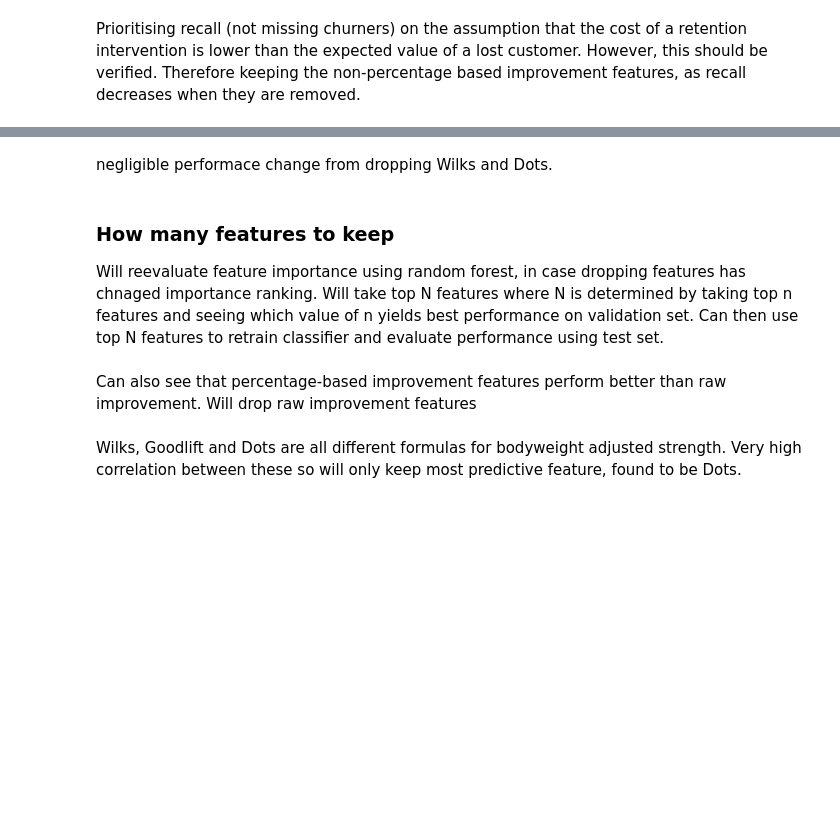
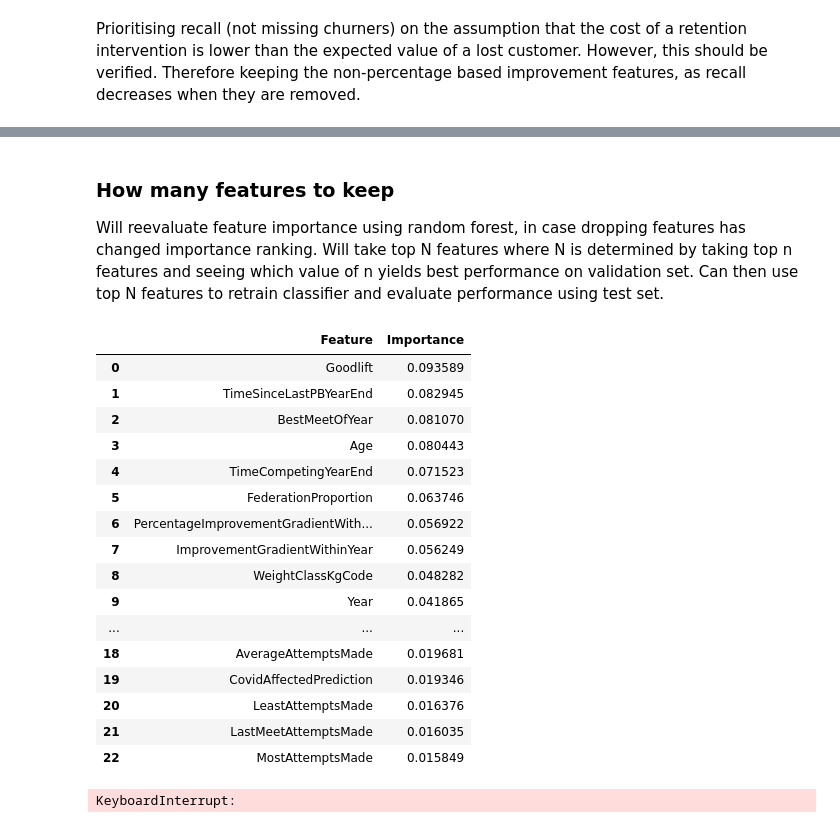
Before and after one commit to bnparris/powerlifting_analysis, a Jupyter notebook: notebooks/feature_selection.ipynb, the cells around one changed output, grey strips where cells are left out. Drawn from its saved outputs; the diff is of its cells as text; code cells hidden in the pictures; blank space fills up the shorter version.

Commit message:
ablation

```diff
--- a/notebooks/feature_selection.ipynb
+++ b/notebooks/feature_selection.ipynb
@@ -20,6 +20,7 @@ panel_data = pd.read_csv(panel_data_path)
 panel_data['CovidAffectedPrediction'] = (
     panel_data['Year'].isin([2019, 2020, 2021])
 ).astype(int)
+panel_data = panel_data.drop(columns = ['Wilks', 'Dots'])
 # %% [markdown]
 ### Train/validate/test split
 Train/validate/test split must be time-aware. Entries in the train set should predate entries in the validation set which should predate entries in the test set. The dataframe year_counts is used to decide which years should be used for the train/validation/test sets.
@@ -186,12 +198,0 @@ Wilks, Dots and Goodlift were all >0.99 correlated, so only Goodlift was retaine
-# %%
-train_gl_X = train_imp_X.drop(columns = ['Dots', 'Wilks'])
-
-validate_gl_X = validate_imp_X.drop(columns = ['Dots', 'Wilks'])
-
-clf_gl = HistGradientBoostingClassifier(
-    learning_rate=0.05,
-    max_iter=200,
-    max_depth=6,
-    random_state=42
-)
-clf_gl.fit(train_gl_X, train_y)
@@ -202,22 +199,35 @@ print(gl_metrics)
-# %% [markdown]
-negligible performace change from dropping Wilks and Dots.
 # %% [markdown]
 ### How many features to keep
-Will reevaluate feature importance using random forest, in case dropping features has chnaged importance ranking.
+Will reevaluate feature importance using random forest, in case dropping features has changed importance ranking.
 Will take top N features where N is determined by taking top n features and seeing which value of n yields best performance on validation set. Can then use top N features to retrain classifier and evaluate performance using test set.
+# %%
+clf_ablation = RandomForestClassifier(random_state=42)
+clf_ablation.fit(train_rf_X, train_y)
+importances_ablation = clf_ablation.feature_importances_
 # %%
-clf_ablation = RandomForestClassifier(random_state=42)
-clf_ablation.fit(train_gl_X, train_y)
-importances_ablation = clf_ablation.feature_importances_
 ablation_df = pd.DataFrame({
-    'Feature': train_gl_X.columns,
+    'Feature': train_rf_X.columns,
     'Importance': importances_ablation
 }).sort_values('Importance', ascending=False, ignore_index =True)
 ablation_df
 
 # reduced_feats = feature_importance_df.loc[feature_importance_df['Importance']>0.01]
 # reduced_feats = reduced_feats.drop(labels = [2,4], axis = 0).reset_index(drop = True)
+# %% [output]
+|  | Feature | Importance |
+| 0 | Goodlift | 0.093589 |
+| 1 | TimeSinceLastPBYearEnd | 0.082945 |
+| 2 | BestMeetOfYear | 0.081070 |
+| 3 | Age | 0.080443 |
+| 4 | TimeCompetingYearEnd | 0.071523 |
+| 5 | FederationProportion | 0.063746 |
+| 6 | PercentageImprovementGradientWith... | 0.056922 |
+| 7 | ImprovementGradientWithinYear | 0.056249 |
+| 8 | WeightClassKgCode | 0.048282 |
+| 9 | Year | 0.041865 |
+| ... | ... | ... |
+| 18 | AverageAttemptsMade | 0.019681 |
+| 19 | CovidAffectedPrediction | 0.019346 |
+| 20 | LeastAttemptsMade | 0.016376 |
+| 21 | LastMeetAttemptsMade | 0.016035 |
+| 22 | MostAttemptsMade | 0.015849 |
-# %% [markdown]
-Can also see that percentage-based improvement features perform better than raw improvement. Will drop raw improvement features
-# %% [markdown]
-Wilks, Goodlift and Dots are all different formulas for bodyweight adjusted strength. Very high correlation between these so will only keep most predictive feature, found to be Dots.
@@ -228,30 +236,26 @@ Wilks, Goodlift and Dots are all different formulas for bodyweight adjusted stre
 # %%
 results = []
 
-for i in range(len(feature_importance_df)):
-    features = feature_importance_df.loc[:i, 'Feature'].to_list()
-    columns = features + ['CompetesNextYear']
+for i in tqdm(range(len(ablation_df))):
+    features = ablation_df.loc[:i, 'Feature'].to_list()
 
-    train_n = train[columns]
-    train_n_X = train_n.drop(columns = 'CompetesNextYear')
-    train_n_y = train_n['CompetesNextYear']
-
-    validate_n = validate[columns]
-    validate_n_X = validate_n.drop(columns = 'CompetesNextYear')
-    validate_n_y = validate_n['CompetesNextYear']
+    train_n_X = train_rf_X[features]
+    validate_n_X = validate_rf_X[features]
 
     clf_n = RandomForestClassifier(random_state=42)
-    clf_n.fit(train_n_X, train_n_y)
+    clf_n.fit(train_n_X, train_y)
 
     preds_n = clf_n.predict(validate_n_X)
-    acc_n = accuracy_score(validate_n_y, preds_n)
-    f1_n = f1_score(validate_n_y, preds_n)
-    precision_n = precision_score(validate_n_y, preds_n)
-    recall_n = recall_score(validate_n_y, preds_n)
+    acc_n = accuracy_score(validate_y, preds_n)
+    f1_n = f1_score(validate_y, preds_n)
+    precision_n = precision_score(validate_y, preds_n)
+    recall_n = recall_score(validate_y, preds_n)
 
     results.append({'n_features': len(features), 'features': features,
-                    'accuracy': acc_n,'f1': f1_n, 'precision_n': precision_n, 'recall_n':recall_n})
+                    'accuracy': acc_n,'f1': f1_n, 'precision': precision_n, 'recall':recall_n})
 
 results_df = pd.DataFrame(results)
+# %% [output]
+KeyboardInterrupt:
 # %%
 results_df
```
Also changed, not shown: parts of 10 cells of this notebook, 2 other files.
